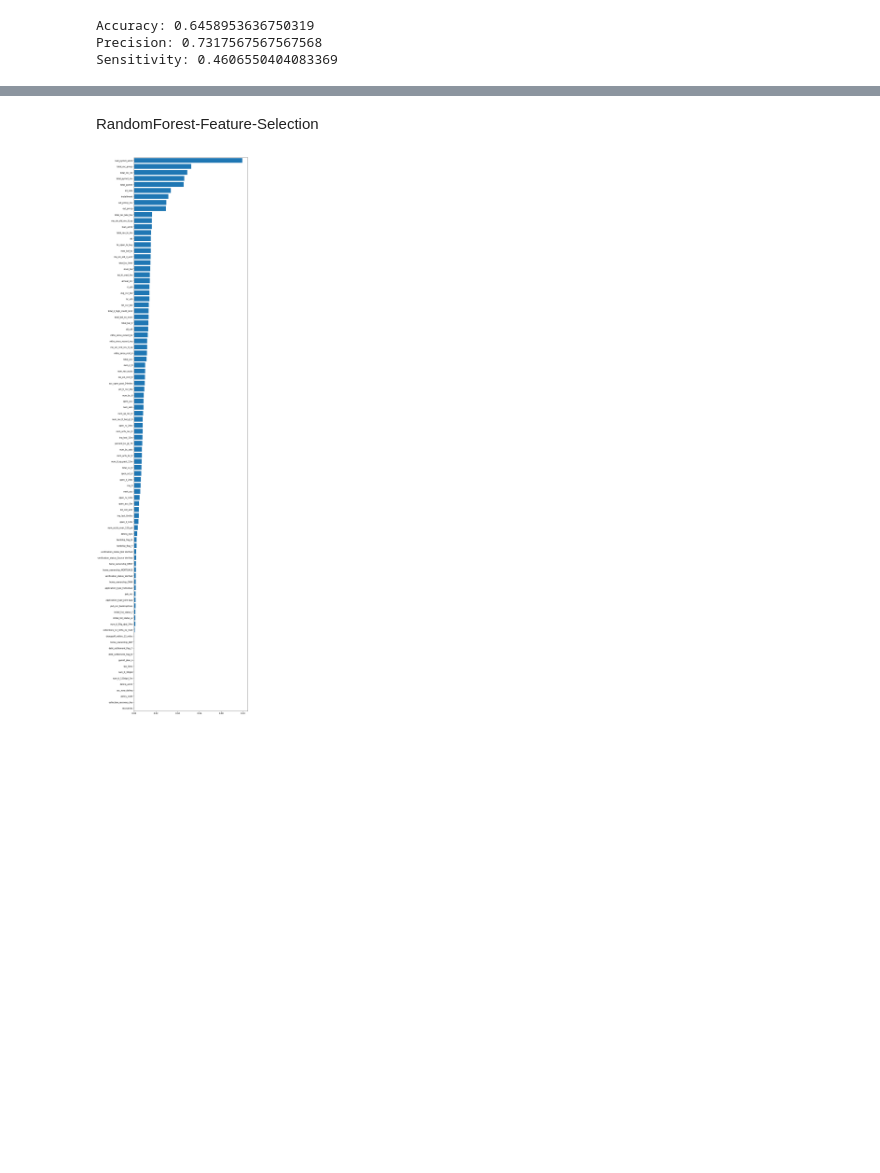
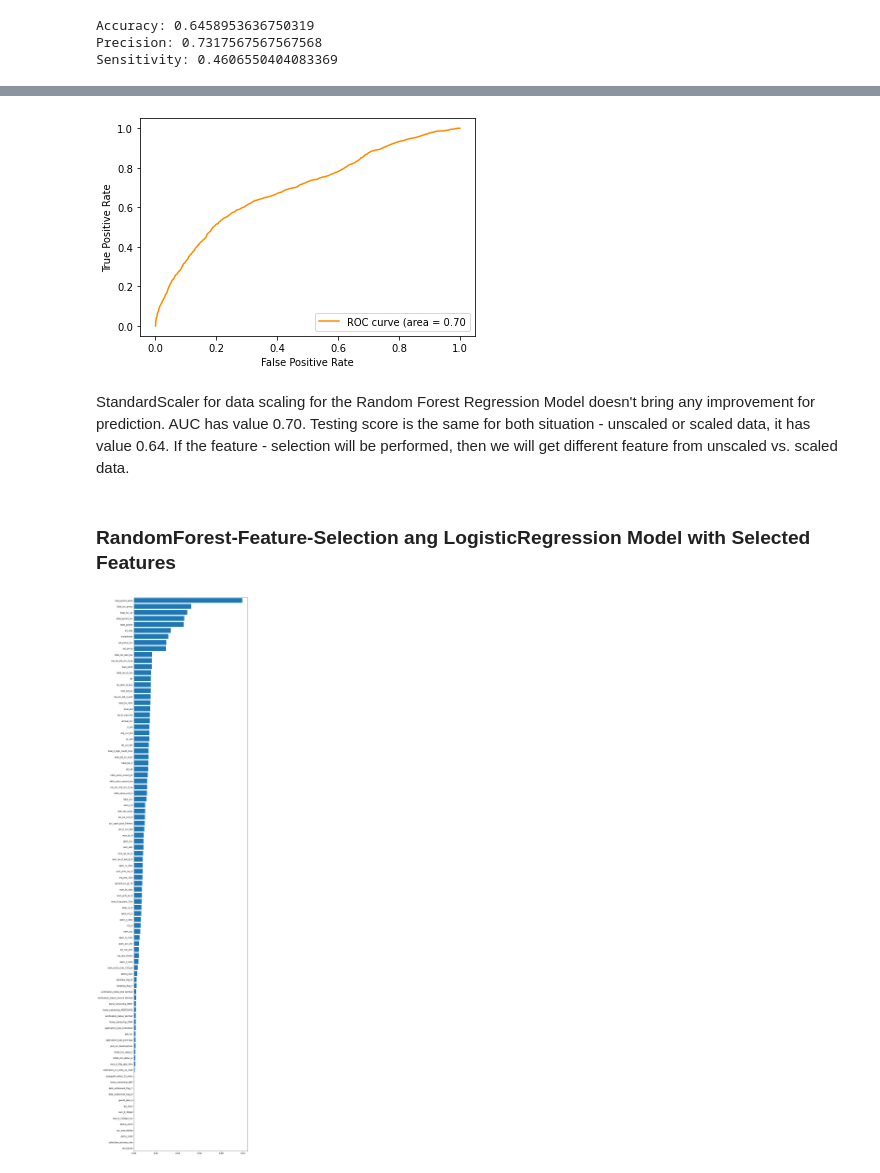
Before and after one commit to DasaSimo/Supervised-Machine-Learning, a Jupyter notebook: CreditRisk.ipynb, the cells around one changed output, grey strips where cells are left out. Cells and saved outputs as stored; diff of their text form; code cells hidden in the pictures; blank space fills up the shorter version.

Commit message:
adding random forest selected features, logistic regression with selected features

```diff
--- a/CreditRisk.ipynb
+++ b/CreditRisk.ipynb
@@ -456,5 +470,21 @@ Sensitivity: 0.4606550404083369
+# %%
+#ROC Curve - plot of the true positive rate against the false positive rate
+y_ran_scaled_pred_proba = ran_scaled.predict_proba(X1_dummies_scaled)[::,1]
+fpr, tpr, _ = metrics.roc_curve(y_rs_true,  y_ran_scaled_pred_proba)
+auc = metrics.roc_auc_score(y_rs_true, y_ran_scaled_pred_proba)
+plt.plot(fpr,tpr, color = 'darkorange',
+         label = f'ROC curve (area = {auc:0.2f}')
+plt.xlabel('False Positive Rate')
+plt.ylabel('True Positive Rate')
+plt.legend(loc="lower right")
+plt.show()
+# %% [output]
+[figure, added]
+# %% [markdown]
+StandardScaler for data scaling  for the Random Forest Regression Model doesn't bring any improvement for prediction. AUC has value 0.70. Testing score is the same for both situation - unscaled or scaled data, it has value 0.64.
+If the feature - selection will be performed, then we will get different feature from unscaled vs. scaled data.
 # %% [markdown]
-RandomForest-Feature-Selection
+### RandomForest-Feature-Selection ang LogisticRegression Model with Selected Features
 # %%
 feature_importances = ran_scaled.feature_importances_
 features1 = sorted(zip(X_dummies.columns, feature_importances), key = lambda x: x[1])
```
Also changed, not shown: parts of 41 cells of this notebook, 2 other files.
